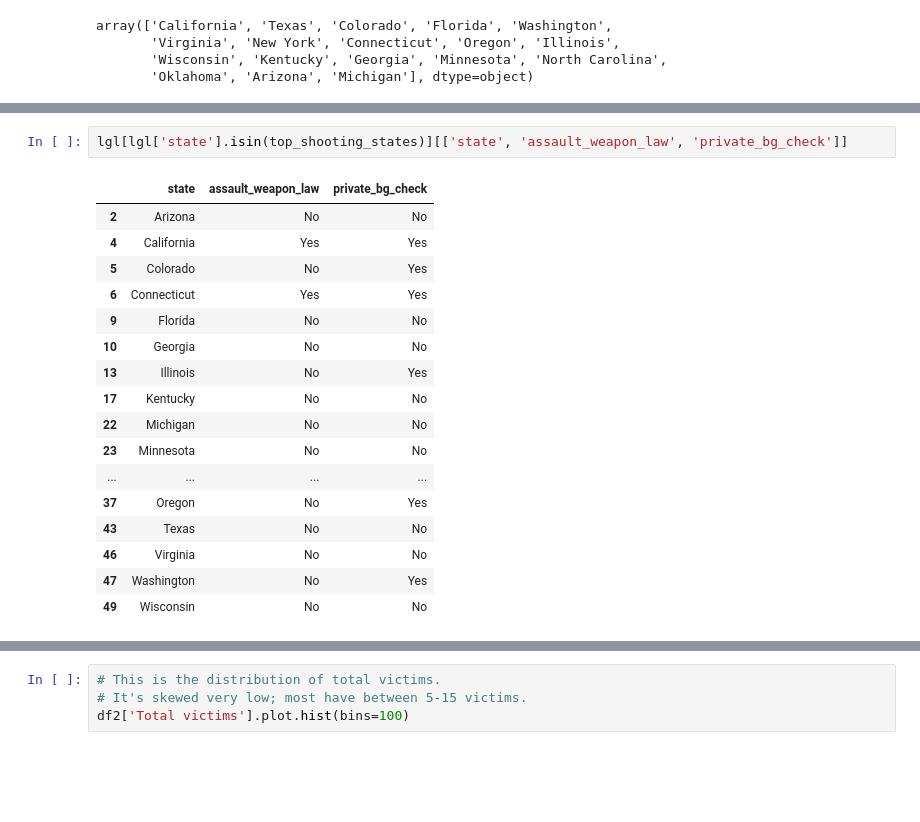
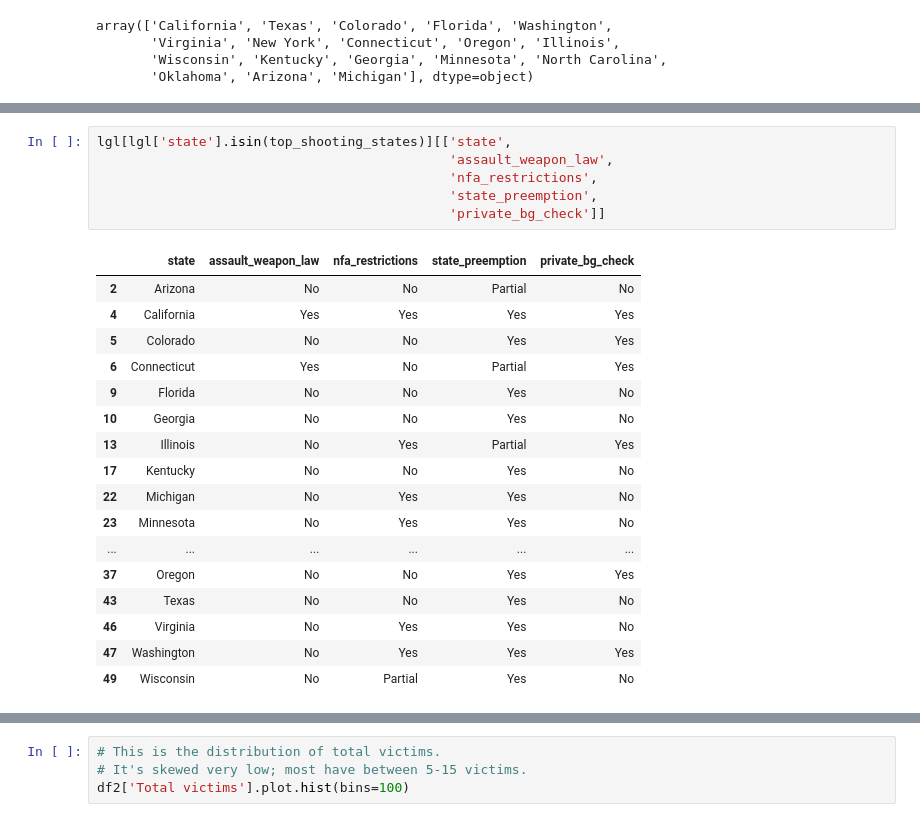
Before and after one commit to whitgroves/motherjones-mass-shooting-analysis, a Jupyter notebook: motherjones_mass_shooting_analysis.ipynb, the cells around one changed output, grey strips where cells are left out. Drawn from its saved outputs; the diff is of its cells as text; blank space fills up the shorter version.

Commit message:
added additional columns for state law data

```diff
--- a/motherjones_mass_shooting_analysis.ipynb
+++ b/motherjones_mass_shooting_analysis.ipynb
@@ -252,21 +264,25 @@ array(['California', 'Texas', 'Colorado', 'Florida', 'Washington',
 # %%
-lgl[lgl['state'].isin(top_shooting_states)][['state', 'assault_weapon_law', 'private_bg_check']]
+lgl[lgl['state'].isin(top_shooting_states)][['state',
+                                             'assault_weapon_law',
+                                             'nfa_restrictions',
+                                             'state_preemption',
+                                             'private_bg_check']]
 # %% [output]
-|  | state | assault_weapon_law | private_bg_check |
-| 2 | Arizona | No | No |
-| 4 | California | Yes | Yes |
-| 5 | Colorado | No | Yes |
-| 6 | Connecticut | Yes | Yes |
-| 9 | Florida | No | No |
-| 10 | Georgia | No | No |
-| 13 | Illinois | No | Yes |
-| 17 | Kentucky | No | No |
-| 22 | Michigan | No | No |
-| 23 | Minnesota | No | No |
-| ... | ... | ... | ... |
-| 37 | Oregon | No | Yes |
-| 43 | Texas | No | No |
-| 46 | Virginia | No | No |
-| 47 | Washington | No | Yes |
-| 49 | Wisconsin | No | No |
+|  | state | assault_weapon_law | nfa_restrictions | state_preemption | private_bg_check |
+| 2 | Arizona | No | No | Partial | No |
+| 4 | California | Yes | Yes | Yes | Yes |
+| 5 | Colorado | No | No | Yes | Yes |
+| 6 | Connecticut | Yes | No | Partial | Yes |
+| 9 | Florida | No | No | Yes | No |
+| 10 | Georgia | No | No | Yes | No |
+| 13 | Illinois | No | Yes | Partial | Yes |
+| 17 | Kentucky | No | No | Yes | No |
+| 22 | Michigan | No | Yes | Yes | No |
+| 23 | Minnesota | No | Yes | Yes | No |
+| ... | ... | ... | ... | ... | ... |
+| 37 | Oregon | No | No | Yes | Yes |
+| 43 | Texas | No | No | Yes | No |
+| 46 | Virginia | No | Yes | Yes | No |
+| 47 | Washington | No | Yes | Yes | Yes |
+| 49 | Wisconsin | No | Partial | Yes | No |
 # %%
```
Also changed, not shown: parts of 2 cells of this notebook.
